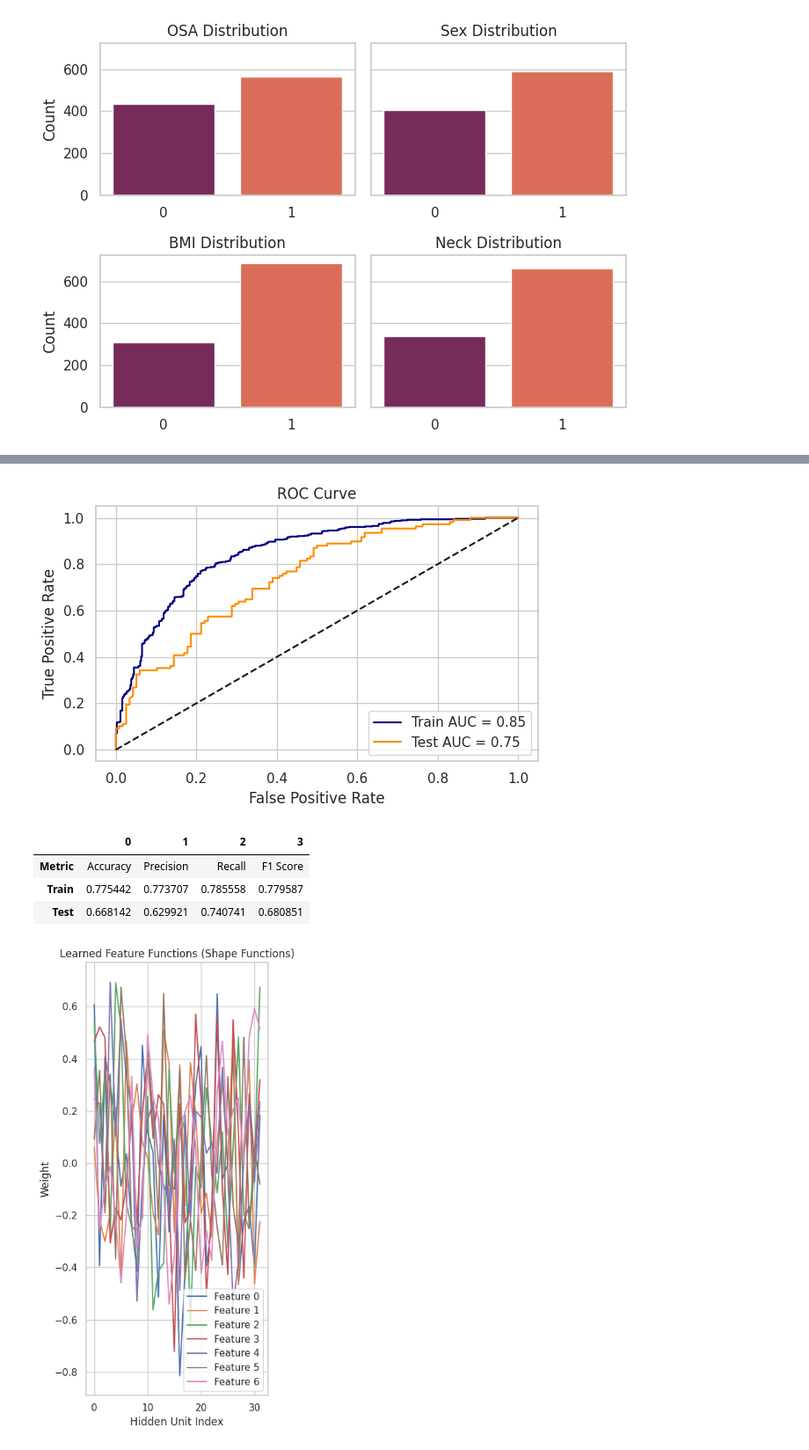
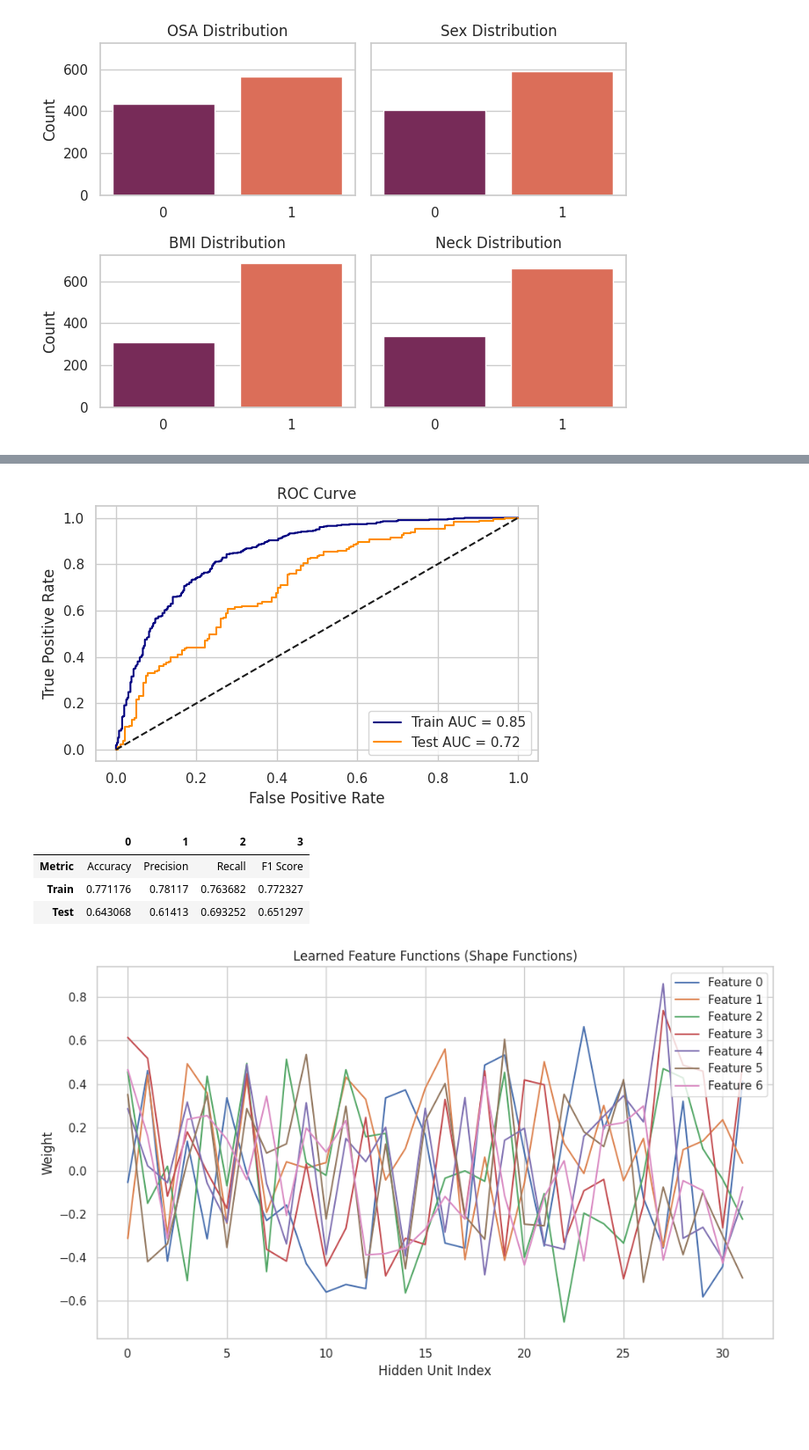
Before and after one commit to asheta66/CNN, a Jupyter notebook: OSA_Using_Neural_Additive_Model_A.ipynb, the cells around one changed output, grey strips where cells are left out. Shown at 88% size. Drawn from its saved outputs; the diff is of its cells as text; code cells hidden in the pictures; blank space fills up the shorter version.

```diff
--- a/OSA_Using_Neural_Additive_Model_A.ipynb
+++ b/OSA_Using_Neural_Additive_Model_A.ipynb
@@ -67,8 +67,13 @@ y = df['OSA']
 X_resampled, y_resampled = RandomOverSampler().fit_resample(X, y)
 df_balanced = pd.concat([pd.DataFrame(X_resampled), pd.DataFrame(y_resampled, columns=['OSA'])], axis=1)
 # %%
-# Train/test split
-X_train, X_test, y_train, y_test = train_test_split(df_balanced.drop('OSA', axis=1), df_balanced['OSA'], test_size=0.2, random_state=42)
+# Train/test split across multiple lines for clarity
+X_train, X_test, y_train, y_test = train_test_split(
+                  df_balanced.drop('OSA', axis=1),  # Features
+                  df_balanced['OSA'],                       # Target
+                  test_size=0.3,                                # % of test size
+                  random_state=42                          # Reproducibility
+)
 # %%
 # Feature selection
 selector = SelectKBest(f_classif, k=7)
@@ -157,7 +167,7 @@ save_path = 'roc_curve.png'
 plt.savefig(save_path, dpi=300)
 plt.show()
 # %% [output]
-[figure, old version]
+[figure, new version]
 # %%
 from sklearn.metrics import accuracy_score, precision_score, recall_score, f1_score
 
@@ -203,30 +213,30 @@ metrics_df.T
 # %% [output]
 |  | 0 | 1 | 2 | 3 |
 | Metric | Accuracy | Precision | Recall | F1 Score |
-| Train | 0.775442 | 0.773707 | 0.785558 | 0.779587 |
-| Test | 0.668142 | 0.629921 | 0.740741 | 0.680851 |
+| Train | 0.771176 | 0.78117 | 0.763682 | 0.772327 |
+| Test | 0.643068 | 0.61413 | 0.693252 | 0.651297 |
 # %%
 import matplotlib.pyplot as plt
 import numpy as np
 
 # Extract weights of the first dense layer assuming one neuron per feature
 first_layer_weights = model.layers[1].get_weights()[0]
 n_features = X_test.shape[1]
 
-plt.figure(figsize=(4, 8))
+plt.figure(figsize=(10, 6))
 for i in range(n_features):
     plt.plot(first_layer_weights[i], label=f'Feature {i}')
 plt.title('Learned Feature Functions (Shape Functions)')
 plt.xlabel('Hidden Unit Index')
 plt.ylabel('Weight')
 plt.legend()
 plt.grid(True)
 plt.tight_layout()
 save_path = 'feature_functions.png'
 plt.savefig(save_path, dpi=300)
 plt.show()
 # %% [output]
-[figure, old version]
+[figure, new version]
 # %%
 import numpy as np
 import matplotlib.pyplot as plt
```
Also changed, not shown: parts of 6 cells of this notebook.
